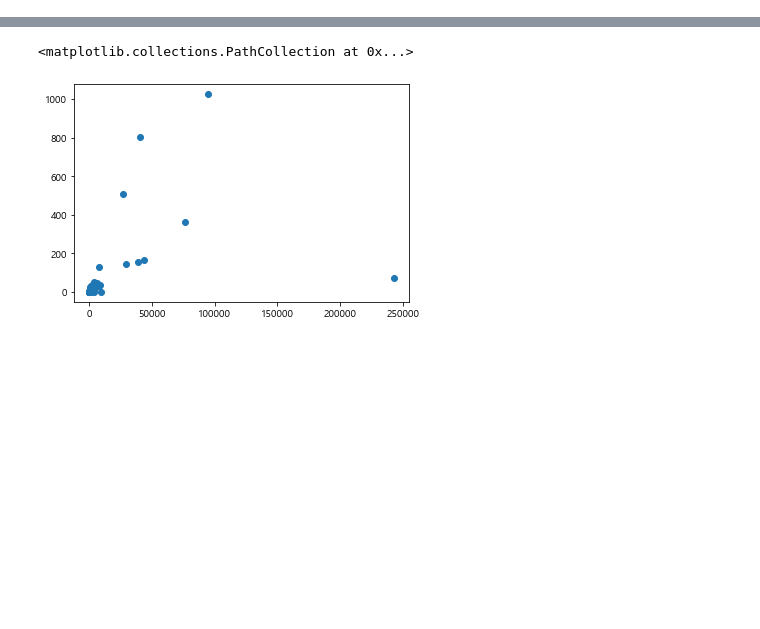
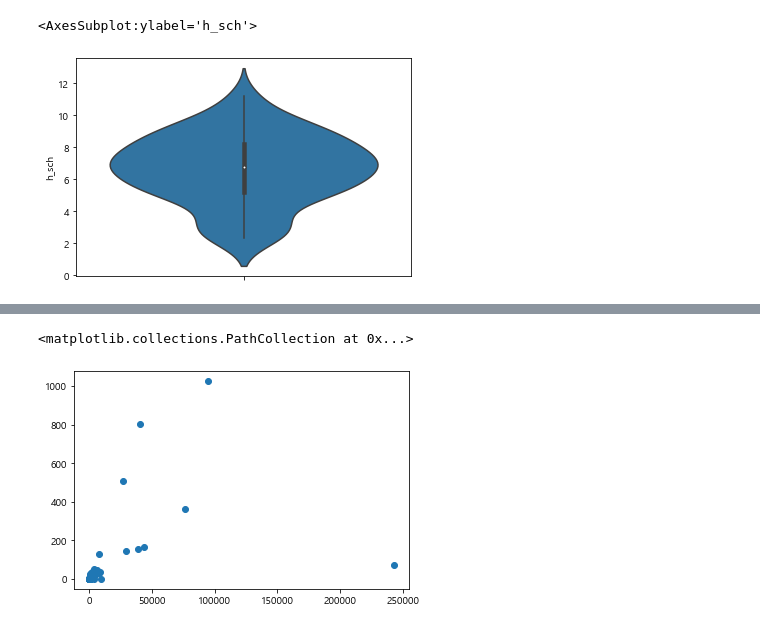
Before and after one commit to epsilon-deltta/MAIO, a Jupyter notebook: feature_engineering.ipynb, the cells around one changed output, grey strips where cells are left out. Drawn from its saved outputs; the diff is of its cells as text; code cells hidden in the pictures; blank space fills up the shorter version.

```diff
--- a/feature_engineering.ipynb
+++ b/feature_engineering.ipynb
@@ -29,3 +31,8 @@ tkwd.sort_values(['h_sch'],ascending=False)[:10]
 | 24 | 한우 | 15900 | 87500 | 261.5 | 2760.8 | 1.71 | 3.28 | 15 | 2 | 26910.058027 | ... |
 | 21 | 우체국인터넷뱅킹 | 31100 | 5370 | 24.0 | 0.0 | 0.09 | 0.00 | 1 | 0 | 9158.596106 | ... |
 | 11 | 건강기능식품 | 7560 | 9240 | 27.7 | 51.3 | 0.39 | 0.60 | 15 | 2 | 8316.000000 | ... |
+# %%
+sns.violinplot(y=np.log(tkwd.h_sch))
+# %% [output]
+<AxesSubplot:ylabel='h_sch'>
+[figure, added]
```
Also changed, not shown: parts of 11 cells of this notebook, 5 other files.
